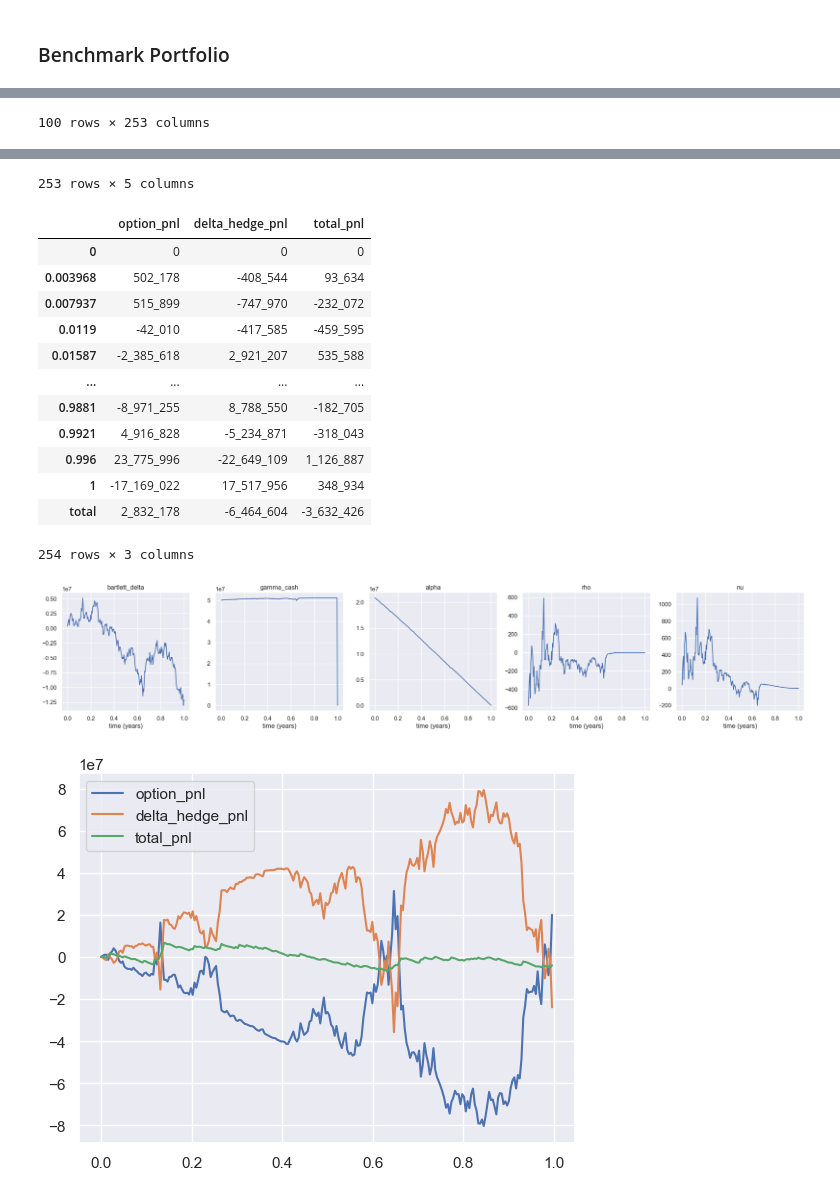
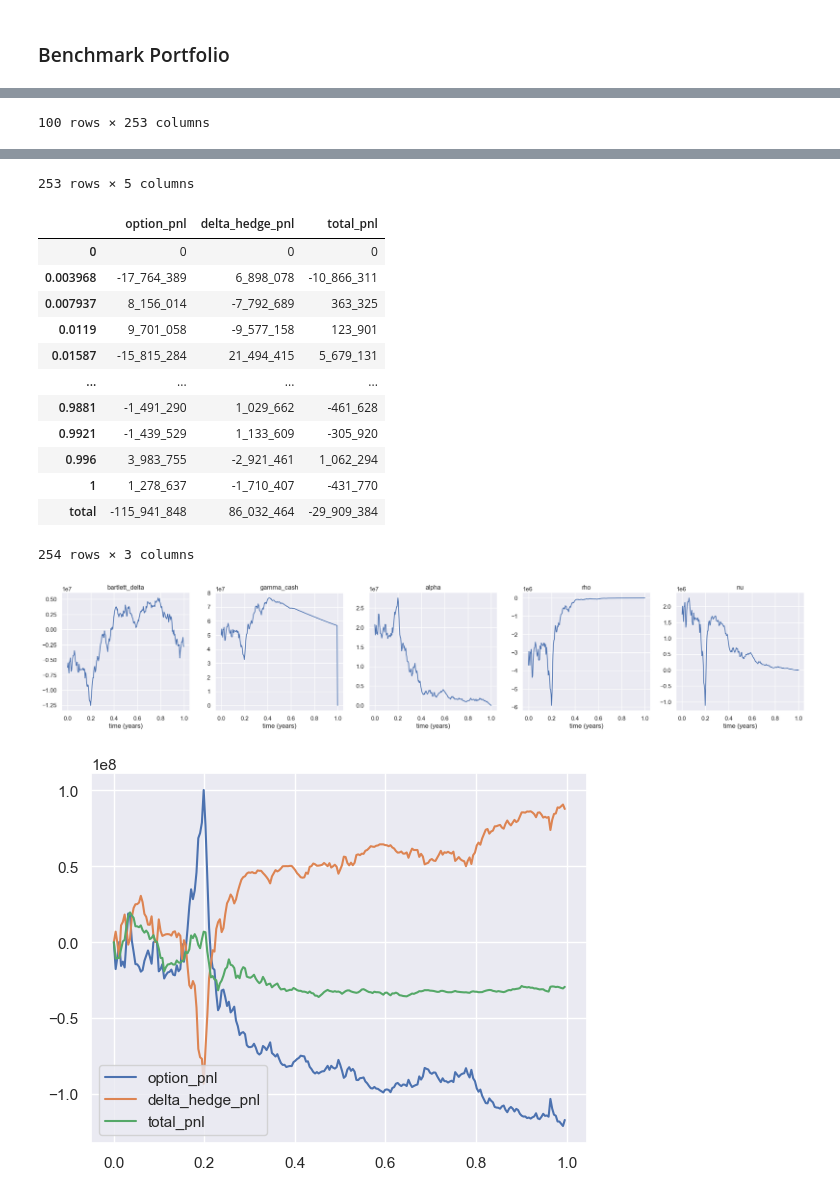
Before and after one commit to kevinlaventure/python_code, a Jupyter notebook: dynamic_hedging.ipynb, the cells around one changed output, grey strips where cells are left out. Saved outputs shown, nothing was run; the diff lists cells and outputs as text; code cells hidden in the pictures.

```diff
--- a/dynamic_hedging.ipynb
+++ b/dynamic_hedging.ipynb
@@ -303,13 +309,13 @@ r = 0.00                                    # risk-free rate
 # SABR parameters (Hagan 2002, lognormal backbone)
 pricing_alpha = 0.20                                # initial vol level (~ ATM lognormal vol when beta = 1)
 pricing_beta = 1.0                                  # CEV exponent: 1 = lognormal, 0 = normal
-pricing_rho = -0.30                                 # spot / vol correlation (equity skew)
-pricing_nu = 0.0080                                   # vol of vol
+pricing_rho = -0.90                                 # spot / vol correlation (equity skew)
+pricing_nu = 0.80                                   # vol of vol
 
 realized_alpha = 0.20                                # initial vol level (~ ATM lognormal vol when beta = 1)
 realized_beta = 1.0                                  # CEV exponent: 1 = lognormal
-realized_rho = -0.30                                 # spot / vol correlation (equity skew)
-realized_nu = 0.0080                                   # vol of vol
+realized_rho = -0.90                                 # spot / vol correlation (equity skew)
+realized_nu = 0.80                                   # vol of vol
 
 # Option universe parameters
 min_delta_strike = -0.01
@@ -351,8 +357,8 @@ plt.show()
 # %% [markdown]
 ### Benchmark Portfolio
 # %%
-f_path_ts = F_paths[3]
-sigma_path_ts = sigma_paths[3]
+f_path_ts = F_paths[10]
+sigma_path_ts = sigma_paths[10]
 #f_path_ts.pct_change().std() * np.sqrt(252)
 
 benchmark_weights, benchmark_risk, benchmark_pnl = benchmark_portfolio_creation(
@@ -399,17 +405,17 @@ benchmark_pnl.iloc[:-1].cumsum().plot();
 253 rows × 5 columns
 |  | option_pnl | delta_hedge_pnl | total_pnl |
 | 0 | 0 | 0 | 0 |
-| 0.003968 | 502_178 | -408_544 | 93_634 |
-| 0.007937 | 515_899 | -747_970 | -232_072 |
-| 0.0119 | -42_010 | -417_585 | -459_595 |
-| 0.01587 | -2_385_618 | 2_921_207 | 535_588 |
+| 0.003968 | -17_764_389 | 6_898_078 | -10_866_311 |
+| 0.007937 | 8_156_014 | -7_792_689 | 363_325 |
+| 0.0119 | 9_701_058 | -9_577_158 | 123_901 |
+| 0.01587 | -15_815_284 | 21_494_415 | 5_679_131 |
 | ... | ... | ... | ... |
-| 0.9881 | -8_971_255 | 8_788_550 | -182_705 |
-| 0.9921 | 4_916_828 | -5_234_871 | -318_043 |
-| 0.996 | 23_775_996 | -22_649_109 | 1_126_887 |
-| 1 | -17_169_022 | 17_517_956 | 348_934 |
-| total | 2_832_178 | -6_464_604 | -3_632_426 |
+| 0.9881 | -1_491_290 | 1_029_662 | -461_628 |
+| 0.9921 | -1_439_529 | 1_133_609 | -305_920 |
+| 0.996 | 3_983_755 | -2_921_461 | 1_062_294 |
+| 1 | 1_278_637 | -1_710_407 | -431_770 |
+| total | -115_941_848 | 86_032_464 | -29_909_384 |
 254 rows × 3 columns
-[figure, old version]
+[figure, new version]
-[figure, old version]
+[figure, new version]
 # %% [markdown]
```
Also changed, not shown: parts of 8 cells of this notebook.
